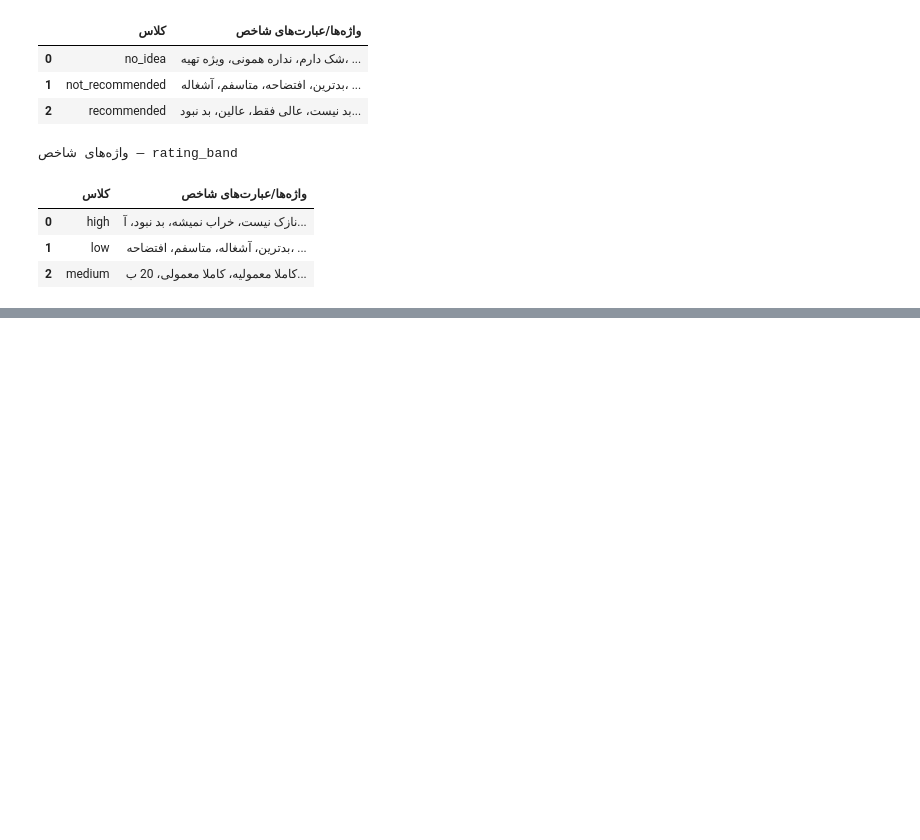
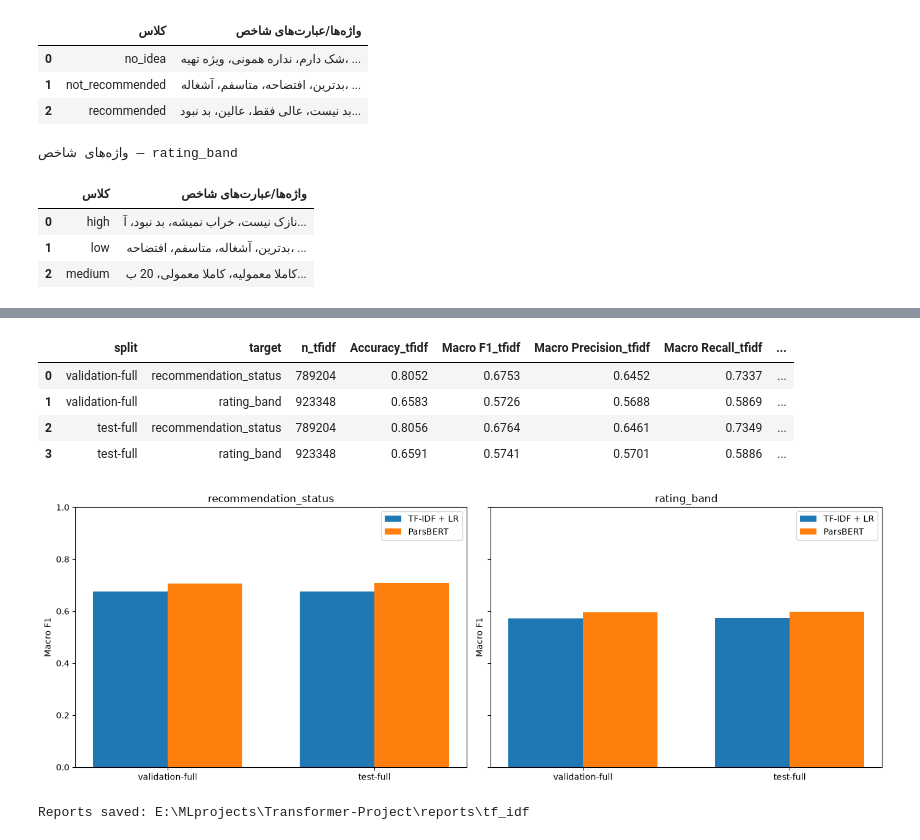
Before and after one commit to mrpanigale/Transformer_Project, a Jupyter notebook: src/tf_idf.ipynb, the cells around one changed output, grey strips where cells are left out. Cells and saved outputs as stored; diff of their text form; code cells hidden in the pictures; blank space fills up the shorter version.

Commit message:
modeling: tf idf updated to pass test on validation and test set and compare with parsbert

```diff
--- a/src/tf_idf.ipynb
+++ b/src/tf_idf.ipynb
@@ -485,0 +730,73 @@ rating_band: 314,779 خطا در نمونه test
+# %%
+def c4_compare(baseline, parsbert):
+    keys = ['split', 'target']
+    expected = {(f'{split}-full', target) for split in ['validation', 'test'] for target in C4_TARGETS}
+    for name, frame in [('TF-IDF', baseline), ('ParsBERT', parsbert)]:
+        missing = set([*keys, 'n', *C4_METRICS]) - set(frame.columns)
+        if missing:
+            raise ValueError(f'{name}: ستون‌های معیار مفقود {missing}')
+        if frame.duplicated(keys).any() or set(map(tuple, frame[keys].to_numpy())) != expected:
+            raise ValueError(f'{name}: باید دقیقاً چهار نتیجهٔ validation/test و دو هدف موجود باشد.')
+        if frame['n'].isna().any() or (frame['n'] <= 0).any() or (frame['n'] % 1 != 0).any():
+            raise ValueError(f'{name}: تعداد نمونه نامعتبر است.')
+        scores = frame[C4_METRICS].to_numpy(dtype=float)
+        if not np.isfinite(scores).all() or ((scores < 0) | (scores > 1)).any():
+            raise ValueError(f'{name}: مقادیر معیار نامعتبرند.')
+    comparison = baseline[[*keys, 'n', *C4_METRICS]].merge(
+        parsbert[[*keys, 'n', *C4_METRICS]], on=keys, suffixes=('_tfidf', '_parsbert'), validate='one_to_one')
+    if not comparison['n_tfidf'].eq(comparison['n_parsbert']).all():
+        raise ValueError('تعداد نمونه‌های معتبر baseline و ParsBERT متفاوت است؛ مقایسه متوقف شد.')
+    for metric in C4_METRICS:
+        comparison[f'{metric}_delta'] = comparison[f'{metric}_parsbert'] - comparison[f'{metric}_tfidf']
+    return comparison
+
+
+c4_parsbert_metrics = pd.read_csv(C4_PARS_DIR / 'final_metrics.csv', encoding='utf-8-sig')
+c4_comparison = c4_compare(c4_baseline_metrics, c4_parsbert_metrics)
+C4_REPORT_DIR.mkdir(parents=True, exist_ok=True)
+c4_baseline_metrics.to_csv(C4_REPORT_DIR / 'final_metrics.csv', index=False, encoding='utf-8-sig')
+c4_comparison.to_csv(C4_REPORT_DIR / 'comparison_with_parsbert.csv', index=False, encoding='utf-8-sig')
+
+for split, targets in c4_details.items():
+    for target, details in targets.items():
+        prefix = C4_REPORT_DIR / f'{split}_{target}'
+        pd.DataFrame(details['classification_report']).T.to_csv(
+            f'{prefix}_classification_report.csv', encoding='utf-8-sig')
+        pd.DataFrame(details['confusion_matrix'], index=C4_TARGETS[target], columns=C4_TARGETS[target]).to_csv(
+            f'{prefix}_confusion_matrix.csv', index_label='true_label / predicted_label', encoding='utf-8-sig')
+
+c4_protocol = {
+    'split_manifest_sha256': C4_MANIFEST_SHA,
+    'evaluation_files': c4_fingerprints,
+    'evaluation': 'complete validation/test; independent valid-target masks; no fit or sampling',
+    'parsbert_metrics_sha256': c4_sha256(C4_PARS_DIR / 'final_metrics.csv'),
+    'parsbert_config_sha256': c4_sha256(C4_PARS_DIR / 'run_config.json'),
+    'baseline_training': c4_metadata,
+    'parsbert_training': C4_PARS_CONFIG,
+    'limitations': [
+        'Historical ParsBERT input hashes are unavailable; counts/config agreement does not prove file identity.',
+        'Training sizes/sampling differ; this is not an equal-training-subset ablation.',
+        'ParsBERT ordinal distance and per-class metrics are not included in the imported metrics CSV.',
+    ],
+}
+(C4_REPORT_DIR / 'comparison_protocol.json').write_text(
+    json.dumps(c4_protocol, ensure_ascii=False, indent=2), encoding='utf-8')
+
+print('Train rows: TF-IDF =', c4_metadata['train_rows_loaded'], '| ParsBERT =', C4_PARS_CONFIG['train_rows'])
+print('Delta = ParsBERT - TF-IDF; positive means a higher ParsBERT score.')
+display(c4_comparison.round(4))
+
+fig, axes = plt.subplots(1, 2, figsize=(14, 5), sharey=True)
+for axis, target in zip(axes, C4_TARGETS):
+    subset = c4_comparison[c4_comparison['target'].eq(target)].set_index('split').loc[['validation-full', 'test-full']]
+    x = np.arange(len(subset))
+    axis.bar(x - 0.18, subset['Macro F1_tfidf'], width=0.36, label='TF-IDF + LR')
+    axis.bar(x + 0.18, subset['Macro F1_parsbert'], width=0.36, label='ParsBERT')
+    axis.set(title=target, ylabel='Macro F1', ylim=(0, 1), xticks=x, xticklabels=subset.index)
+    axis.legend()
+fig.tight_layout()
+fig.savefig(C4_REPORT_DIR / 'comparison_macro_f1.png', dpi=160, bbox_inches='tight')
+plt.show()
+plt.close(fig)
+print('Reports saved:', C4_REPORT_DIR)
+# %% [output]
@@ -485,0 +805,7 @@ rating_band: 314,779 خطا در نمونه test
+|  | split | target | n_tfidf | Accuracy_tfidf | Macro F1_tfidf | Macro Precision_tfidf | Macro Recall_tfidf | ... |
+| 0 | validation-full | recommendation_status | 789204 | 0.8052 | 0.6753 | 0.6452 | 0.7337 | ... |
+| 1 | validation-full | rating_band | 923348 | 0.6583 | 0.5726 | 0.5688 | 0.5869 | ... |
+| 2 | test-full | recommendation_status | 789204 | 0.8056 | 0.6764 | 0.6461 | 0.7349 | ... |
+| 3 | test-full | rating_band | 923348 | 0.6591 | 0.5741 | 0.5701 | 0.5886 | ... |
+[figure, added]
+Reports saved: E:\MLprojects\Transformer-Project\reports\tf_idf
```
Also changed, not shown: parts of 10 cells of this notebook.
